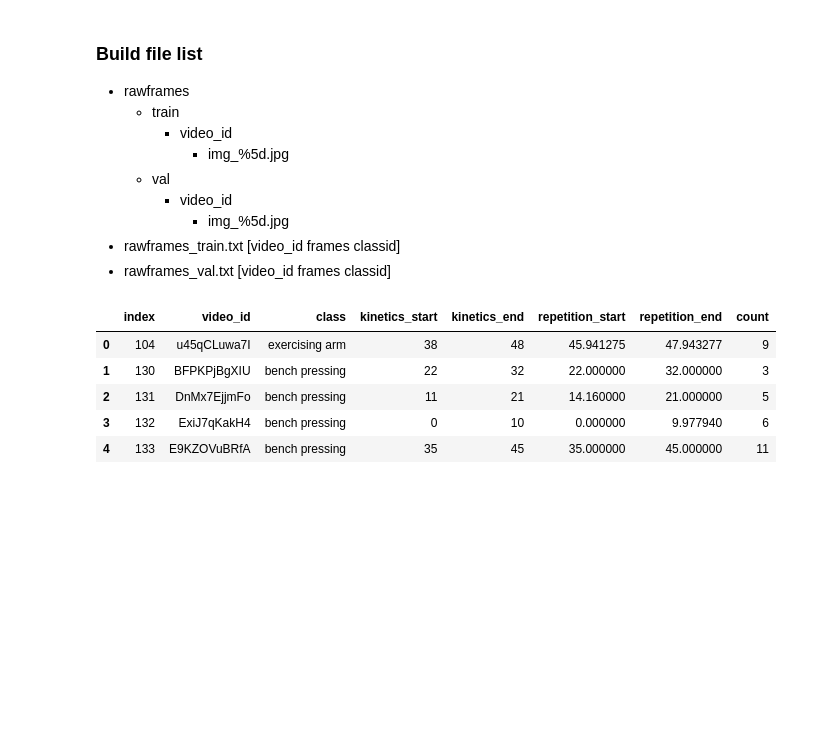
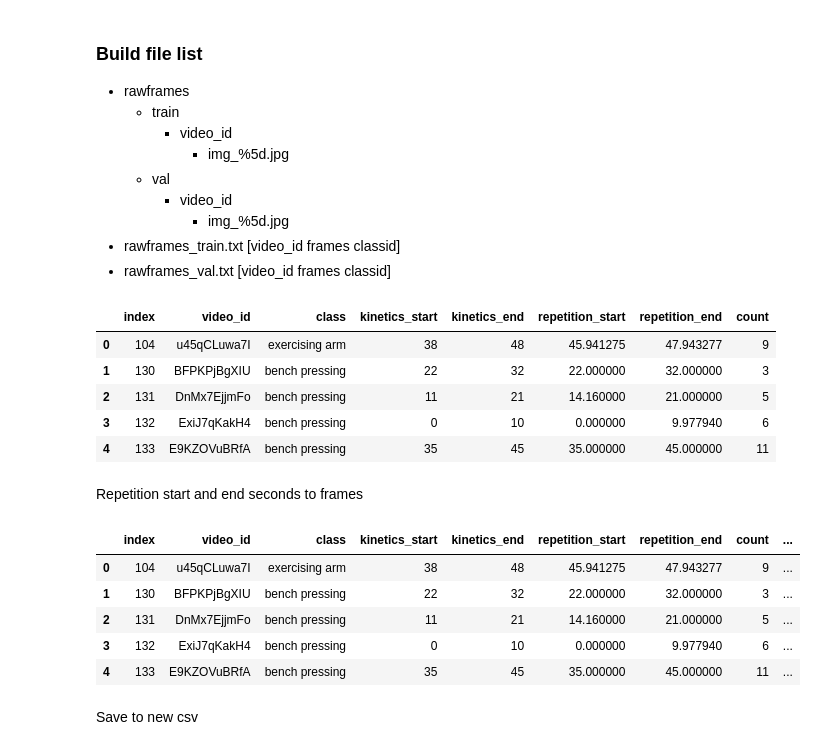
Before and after one commit to iucario/WorkoutDetector, a Jupyter notebook: WorkoutDetector/countix_data_process.ipynb, the cells around one changed output. Saved outputs shown, nothing was run; the diff lists cells and outputs as text; code cells hidden in the pictures; blank space fills up the shorter version.

```diff
--- a/WorkoutDetector/countix_data_process.ipynb
+++ b/WorkoutDetector/countix_data_process.ipynb
@@ -4,5 +7,5 @@ import numpy as np
 # %%
-df = pd.read_csv(open('datasets/countix/countix_val.csv'))
+df = pd.read_csv(open(Path(base, 'countix_val.csv')))
 df.groupby('class').count().sort_values(by='count', ascending=False)
 # %% [output]
 |  | video_id | kinetics_start | kinetics_end | repetition_start | repetition_end | count |
@@ -143,8 +148,8 @@ val_dir = 'datasets/countix_val_clips'
 # %%
 actions = ['exercising arm', 'bench pressing', 'front raises', 'squat', 'jumping jacks',
      'lunge', 'mountain climber (exercise)', 'pull ups', 'push up', 'situp']
-df_train = pd.read_csv('datasets/countix/workouts_train.csv')
-df_val = pd.read_csv('datasets/countix/workouts_val.csv')
+df_train = pd.read_csv(Path(base, 'workouts_train.csv'))
+df_val = pd.read_csv(Path(base, 'workouts_val.csv'))
 
 df_train.head()
 # %% [output]
@@ -154,3 +159,28 @@ df_train.head()
 | 2 | 131 | DnMx7EjjmFo | bench pressing | 11 | 21 | 14.160000 | 21.000000 | 5 |
 | 3 | 132 | ExiJ7qKakH4 | bench pressing | 0 | 10 | 0.000000 | 9.977940 | 6 |
 | 4 | 133 | E9KZOVuBRfA | bench pressing | 35 | 45 | 35.000000 | 45.000000 | 11 |
+# %% [markdown]
+Repetition start and end seconds to frames
+# %%
+def sec2frame(row, rep='start'):
+    offset = row['kinetics_start']
+    if rep == 'start':
+        sec = row['repetition_start']
+    elif rep == 'end':
+        sec = row['repetition_end']
+    return int((sec-offset) * 30)
+
+df_train['rep_start'] = df_train.apply(lambda x: sec2frame(x, rep='start'), axis=1)
+df_train['rep_end'] = df_train.apply(lambda x: sec2frame(x, rep='end'), axis=1)
+df_val['rep_start'] = df_val.apply(lambda x: sec2frame(x, rep='start'), axis=1)
+df_val['rep_end'] = df_val.apply(lambda x: sec2frame(x, rep='end'), axis=1)
+df_train.head()
+# %% [output]
+|  | index | video_id | class | kinetics_start | kinetics_end | repetition_start | repetition_end | count | ... |
+| 0 | 104 | u45qCLuwa7I | exercising arm | 38 | 48 | 45.941275 | 47.943277 | 9 | ... |
+| 1 | 130 | BFPKPjBgXIU | bench pressing | 22 | 32 | 22.000000 | 32.000000 | 3 | ... |
+| 2 | 131 | DnMx7EjjmFo | bench pressing | 11 | 21 | 14.160000 | 21.000000 | 5 | ... |
+| 3 | 132 | ExiJ7qKakH4 | bench pressing | 0 | 10 | 0.000000 | 9.977940 | 6 | ... |
+| 4 | 133 | E9KZOVuBRfA | bench pressing | 35 | 45 | 35.000000 | 45.000000 | 11 | ... |
+# %% [markdown]
+Save to new csv
```
Also changed, not shown: parts of 4 cells of this notebook, 19 other files.
